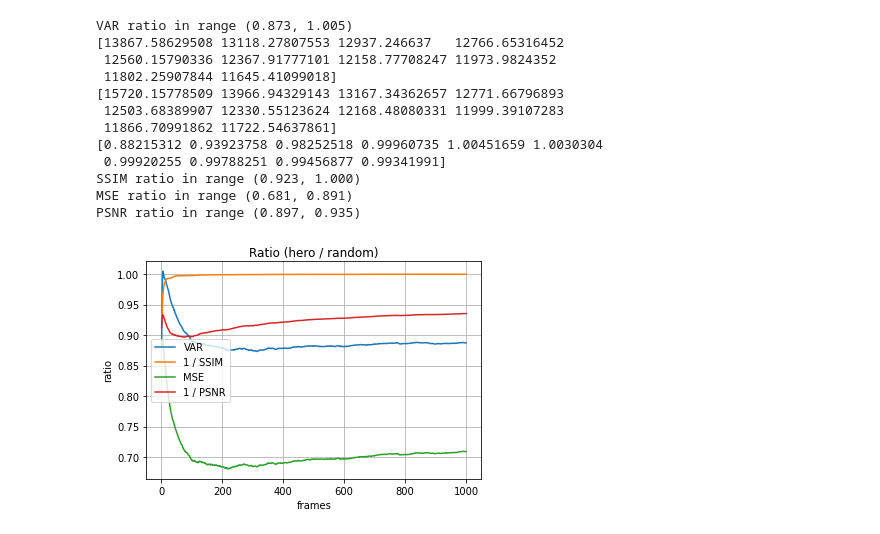
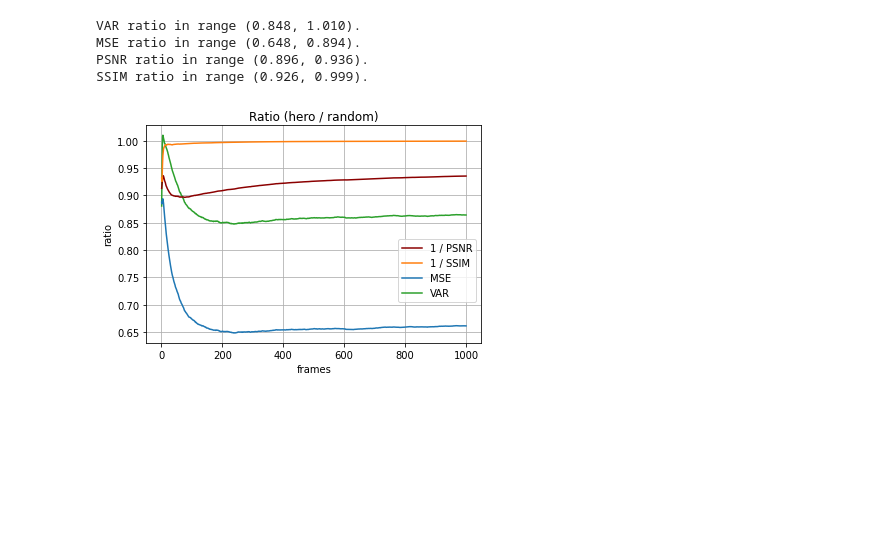
Before and after one commit to joeftiger/rust-v2-error, a Jupyter notebook: main.ipynb, the cells around one changed output. Cells and saved outputs as stored; diff of their text form; code cells hidden in the pictures; blank space fills up the shorter version.

```diff
--- a/main.ipynb
+++ b/main.ipynb
@@ -6,17 +9,20 @@ import json
 import numpy as np
 import matplotlib.pyplot as plt
 # %%
-def to_numpy(conf, skip_last: bool = False):
+def to_numpy(conf):
     for e, values in conf.items():
-        conf[e] = np.array(values)[1:] if not skip_last else np.array(values)[1:-1]
+        conf[e] = np.array(values)
 
     return conf
 
 file = json.load(open("{}/errors.json".format(PATH)))
-frame_steps: int = file["frame_steps"]
 confs = file["errors"]
 hero = to_numpy(confs["hero"])
-random = to_numpy(confs["random"], True)
+random = to_numpy(confs["random"])
+if "path" in confs:
+    path = to_numpy(confs["path"])
+else:
+    path = None
 # %%
 # Raw error plots
 
@@ -64,45 +83,52 @@ plt.show()
 # %%
 # ratio plots
 #size = plt.rcParamsDefault["figure.figsize"]
 #plt.figure(figsize=(size[0] * 2, size[1]))
+
+fig, ax = plt.subplots()
 
 for e, hero_y in hero.items():
     if e == "PSE":
         continue
     if e == "PSNR" or e == "SSIM":
         label = "1 / " + e
         ratio = random[e] / hero_y
     else:
         label = e
         ratio = hero_y / random[e]
 
-    x = np.arange(1, len(ratio) * frame_steps + 1, frame_steps)
-    plt.plot(x, ratio, label=label)
+    if e == "PSNR":
+        color = "darkred"
+    elif e == "SSIM":
+        color = "tab:orange"
+    elif e == "MSE":
+        color = "tab:blue"
+    else:
+        color = "tab:green"
+
+    x = np.arange(1, len(ratio) + 1)
+    ax.plot(x, ratio, label=label, color=color)
 
     print("{} ratio in range ({:.3f}, {:.3f}).".format(e, ratio.min(), ratio.max()))
     # if e == "VAR":
     #     print(hero_y[:10]);
     #     print(random[e][:10]);
     #     print(ratio[:10])
 
-plt.grid(visible=True)
-plt.xlabel("frames")
-plt.ylabel("ratio")
-plt.title("Ratio (hero / random)")
-plt.legend()
-plt.savefig("{}/ratio.png".format(PATH), dpi=200)
+ax.grid(visible=True)
+ax.set_xlabel("frames")
+ax.set_ylabel("ratio")
+ax.set_title("Ratio (hero / random)")
+
+handles,labels = ax.get_legend_handles_labels()
+handels, labels = zip(*sorted(zip(handles, labels), key=lambda t: t[1]))
+ax.legend(handels, labels, loc="best", bbox_to_anchor=(0.5, 0, 0.5, 0.5))
+
+fig.savefig("{}/ratio.png".format(PATH), dpi=200)
 plt.show()
 # %% [output]
-VAR ratio in range (0.873, 1.005)
-[13867.58629508 13118.27807553 12937.246637   12766.65316452
- 12560.15790336 12367.91777101 12158.77708247 11973.9824352
- 11802.25907844 11645.41099018]
-[15720.15778509 13966.94329143 13167.34362657 12771.66796893
- 12503.68389907 12330.55123624 12168.48080331 11999.39107283
- 11866.70991862 11722.54637861]
-[0.88215312 0.93923758 0.98252518 0.99960735 1.00451659 1.0030304
- 0.99920255 0.99788251 0.99456877 0.99341991]
-SSIM ratio in range (0.923, 1.000)
-MSE ratio in range (0.681, 0.891)
-PSNR ratio in range (0.897, 0.935)
+VAR ratio in range (0.848, 1.010).
+MSE ratio in range (0.648, 0.894).
+PSNR ratio in range (0.896, 0.936).
+SSIM ratio in range (0.926, 0.999).
-[figure, old version]
+[figure, new version]
```
Also changed, not shown: parts of 3 cells of this notebook.
